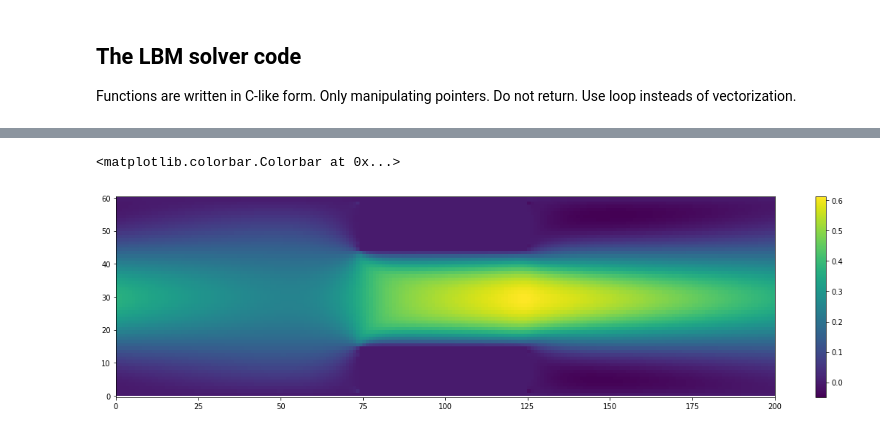
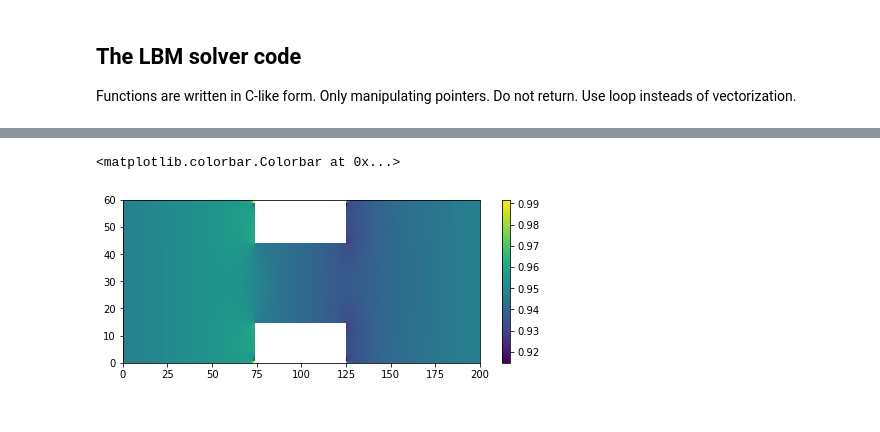
Before and after one commit to iacs-ac290r-2019-2/homework, a Jupyter notebook: HW2/JiaweiZhuang/LBM_2D_constricted_channel_1.ipynb, the cells around one changed output, grey strips where cells are left out. Saved outputs shown, nothing was run; the diff lists cells and outputs as text; code cells hidden in the pictures.

```diff
--- a/HW2/JiaweiZhuang/LBM_2D_constricted_channel_1.ipynb
+++ b/HW2/JiaweiZhuang/LBM_2D_constricted_channel_1.ipynb
@@ -313,8 +283,7 @@ array([-0.00274402, -0.00449348, -0.0040031 , -0.00141664,  0.00313223,
 # %%
-plt.figure(figsize=(20,5))
-plt.pcolormesh(ux[1:-1,1:-1])#, vmin=0, vmax=0.3)
-plt.axis('equal')
+plt.figure(figsize=(8,3))
+plt.pcolormesh(rho[1:-1,1:-1])
 plt.colorbar()
 # %% [output]
 <matplotlib.colorbar.Colorbar at 0x...>
-[figure, old version]
+[figure, new version]
```
Also changed, not shown: parts of 34 cells of this notebook.
